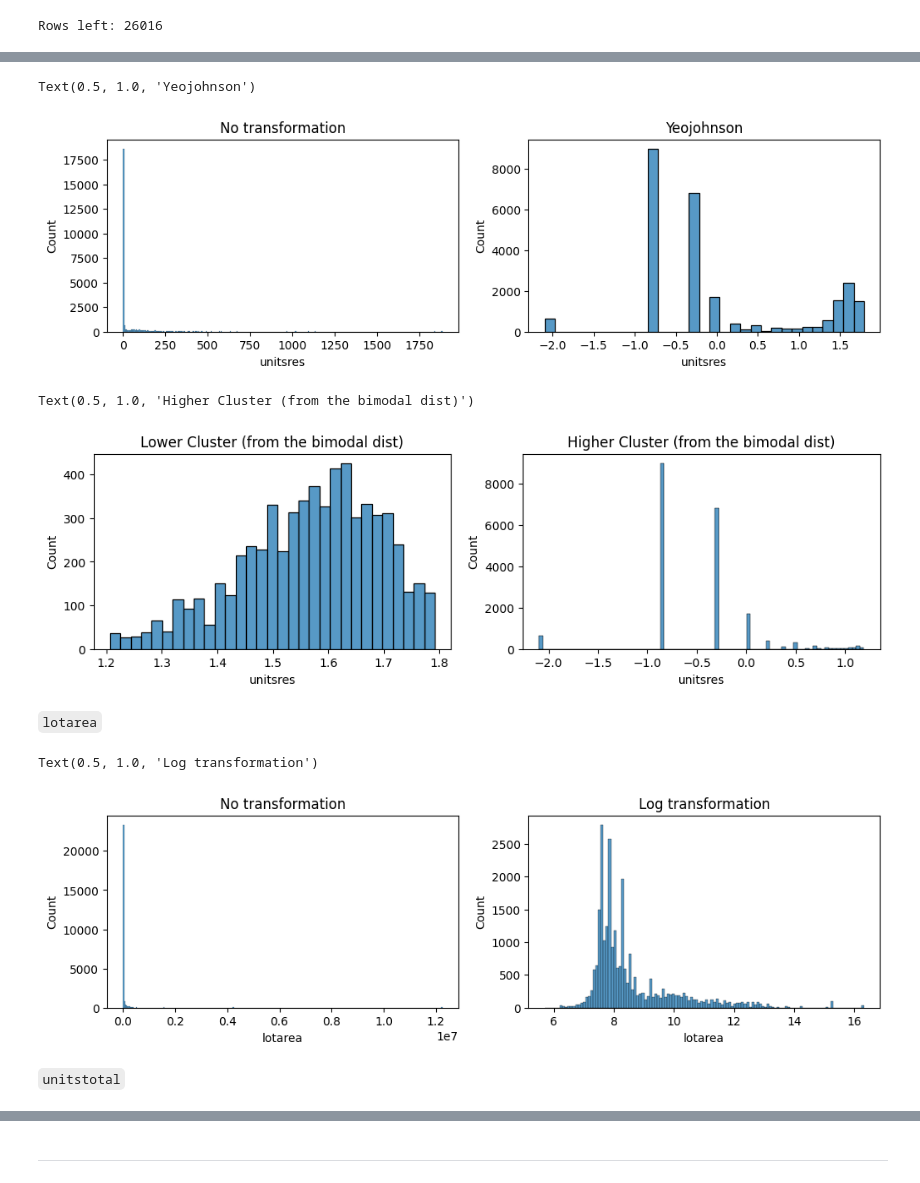
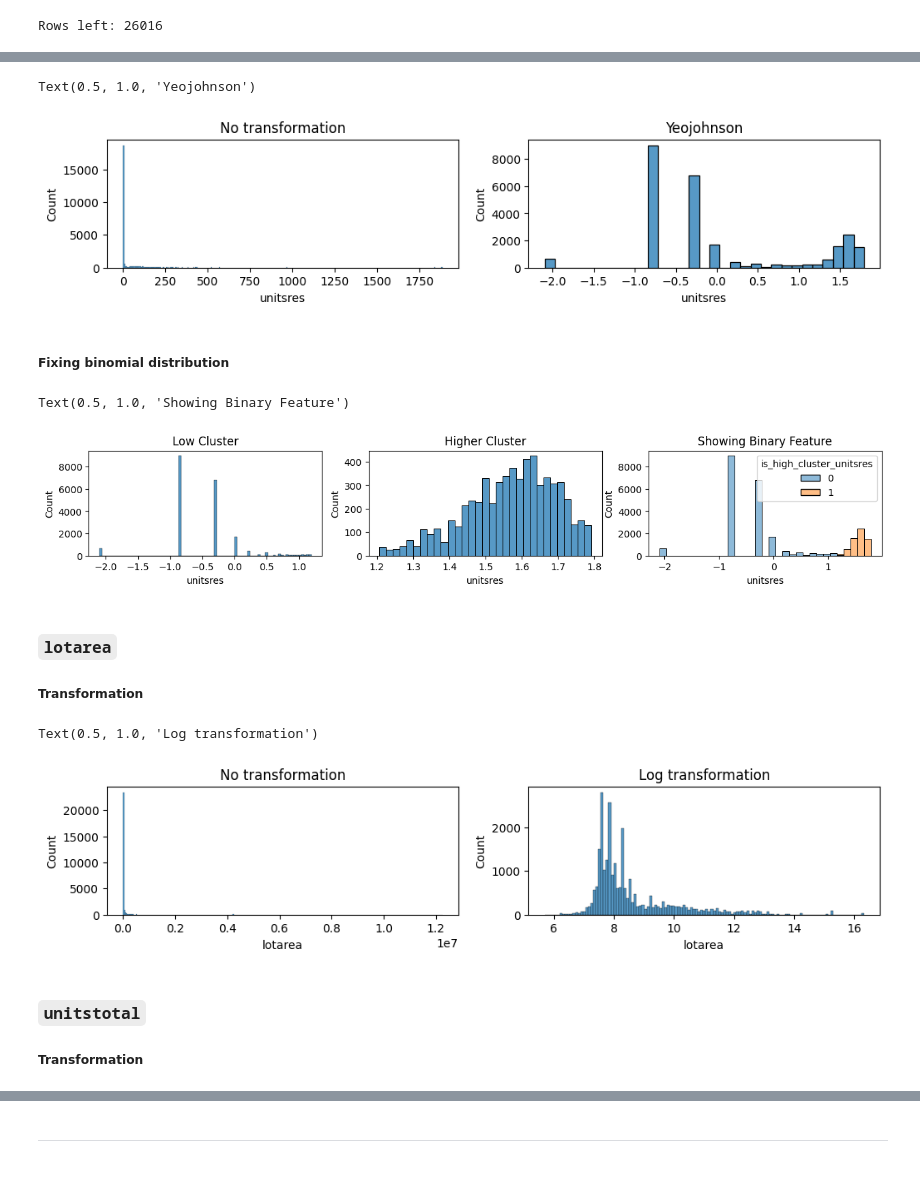
Before and after one commit to jehuhta/Intro_ML, a Jupyter notebook: ex1_main.ipynb, the cells around one changed output, grey strips where cells are left out. Saved outputs shown, nothing was run; the diff lists cells and outputs as text; code cells hidden in the pictures.

```diff
--- a/ex1_main.ipynb
+++ b/ex1_main.ipynb
@@ -286,67 +307,78 @@ Now we check the distribution of all the numeric X value columns. You'll see a n
 # %%
 # Creates three canvases for histplots to show my work.
-fig, axes = plt.subplots(1, 2, figsize=(12, 3))
+fig, axes = plt.subplots(1, 2, figsize=(12, 2))
 
 # Histplot 1
 sns.histplot(df, x="unitsres", ax=axes[0])
 
 # Fixing the feature distribution by truncation.
 pt = PowerTransformer(method='yeo-johnson')
 df['unitsres'] = pt.fit_transform(df[['unitsres']])
 
 # Histplot2
 sns.histplot(df, x="unitsres", ax=axes[1])
 
 # Titles
 axes[0].set_title("No transformation")
 axes[1].set_title("Yeojohnson")
 
 # Huh, bimodal distribution. Interesting result.
-# Lots of lots that only have one total unit inside. Some even have none.
-
-# I'm not an expert, but this probably means that these two distributions would create noise.
 # %% [output]
 Text(0.5, 1.0, 'Yeojohnson')
-[figure, old version]
+[figure, new version]
+# %% [markdown]
+##### Fixing binomial distribution
 # %%
-# We create binary columns so the model accounts for these two distributions somewhat.
+# THIS PART FIXES BINOMIAL DISTRIBUTION.
+# In short, we create a feature that indicates whether
+# each row is in the lower or higher cluster.
+
+# We're creating a new column/feature that has cuts the two distributions
+# perfectly in the middle.
 df["is_high_cluster_unitsres"] = (df["unitsres"] > 1.2).astype(int)
 
-# If it's less than three, 1 -- else, 0.
-df['is_high_cluster_unitsres'].value_counts()
 
-# I'll show you what I'm doing here.
+# VISUALS
+# Let's show you what I mean.
 
 # Create subplots
-fig, axes = plt.subplots(1, 2, figsize=(12, 3))
+fig, axes = plt.subplots(1, 3, figsize=(15, 2))
 
-# Make two filters, we'll look at the distribution of each.
+# Make two filters, we'll look at the distribution of each and compare them.
 filter1 = df[df["is_high_cluster_unitsres"] == 1]
 filter2 = df[df["is_high_cluster_unitsres"] == 0]
 
 # Create histplots
-sns.histplot(filter1, x="unitsres", ax=axes[0])
-sns.histplot(filter2, x="unitsres", ax=axes[1])
+sns.histplot(filter2, x="unitsres", ax=axes[0])
+sns.histplot(filter1, x="unitsres", ax=axes[1])
+sns.histplot(df, x='unitsres', hue="is_high_cluster_unitsres", multiple="layer", ax=axes[2])
 
 # Set titles
-axes[0].set_title("Lower Cluster (from the bimodal dist)")
-axes[1].set_title("Higher Cluster (from the bimodal dist)")
+axes[0].set_title("Low Cluster")
+axes[1].set_title("Higher Cluster")
+axes[2].set_title("Showing Binary Feature")
 
-#
+
 # By creating a binary feature that divides the two distributions in that bi-modal distribution,
 # We let the model create a weight system that helps offset some of the infighting these two
 # distributions in the feature have.
 
 # If, it's in the higher cluster, give is a 1
 # Else, give it a 0
+
+# NOTE:
+# I believe Toumas likely foreshadowed this problem, since this phenomena was observed in the
+# Intro to Data Analytics course.
 # %% [output]
-Text(0.5, 1.0, 'Higher Cluster (from the bimodal dist)')
+Text(0.5, 1.0, 'Showing Binary Feature')
-[figure, old version]
+[figure, new version]
 # %% [markdown]
-`lotarea`
+### `lotarea`
+
+##### Transformation
 # %%
 # Create a new canvas for subplots
-fig, axes = plt.subplots(1, 2, figsize=(12,3))
+fig, axes = plt.subplots(1, 2, figsize=(12,2))
 
 # Histplot 1 (no changes)
 sns.histplot(df, x='lotarea', ax=axes[0])
@@ -362,7 +394,9 @@ axes[0].set_title("No transformation")
 axes[1].set_title("Log transformation")
 # %% [output]
 Text(0.5, 1.0, 'Log transformation')
-[figure, old version]
+[figure, new version]
 # %% [markdown]
-`unitstotal`
+### `unitstotal`
+
+##### Transformation
 # %%
```
Also changed, not shown: parts of 32 cells of this notebook, 2 other files.
